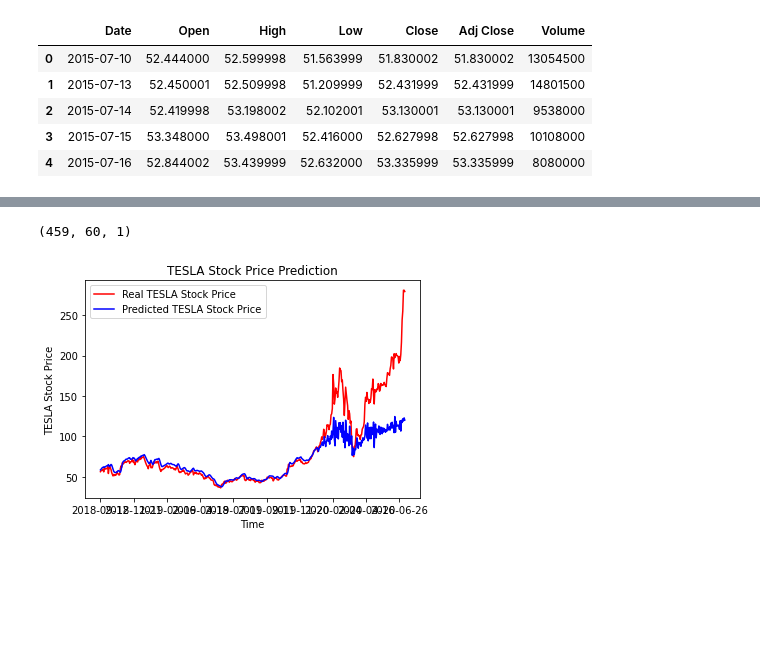
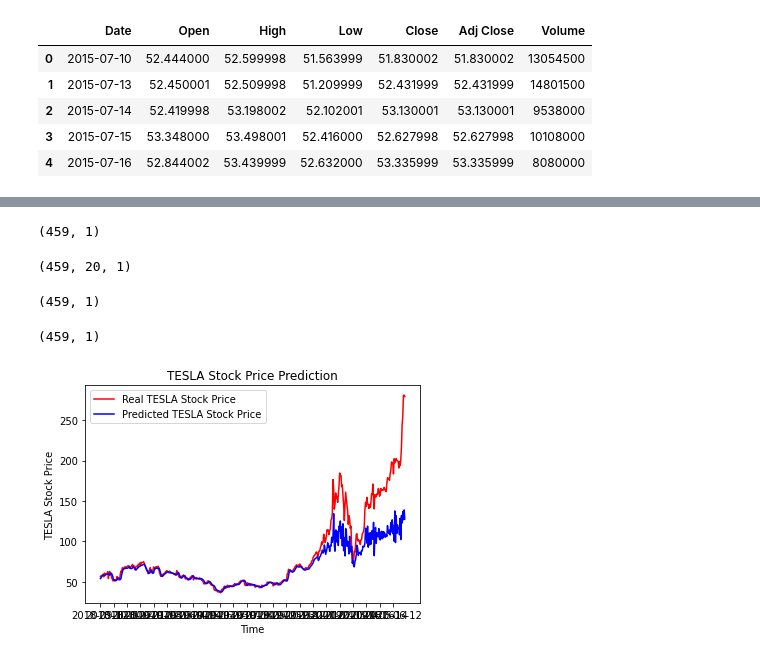
Before and after one commit to Nermen-Salama/nti-course, a Jupyter notebook: Keras_LSTM_stock_price.ipynb, the cells around one changed output, grey strips where cells are left out. Drawn from its saved outputs; the diff is of its cells as text; code cells hidden in the pictures; blank space fills up the shorter version.

```diff
--- a/Keras_LSTM_stock_price.ipynb
+++ b/Keras_LSTM_stock_price.ipynb
@@ -104,32 +108,46 @@ Epoch 100/100
+# %%
+# Getting the predicted stock price of 2017
+dataset_train = df2.iloc[:800, 1:2]
+dataset_test = df2.iloc[800:, 1:2]
+dataset_test.shape
+# %% [output]
+(459, 1)
 # %%
-# Getting the predicted stock price of 2017
-dataset_train = df2.iloc[:800, 1:2]
-dataset_test = df2.iloc[800:, 1:2]
 dataset_total = pd.concat((dataset_train, dataset_test), axis = 0)
-inputs = dataset_total[len(dataset_total) - len(dataset_test) - 60:].values
+inputs = dataset_total[len(dataset_total) - len(dataset_test) - 20:].values
 inputs = inputs.reshape(-1,1)
 inputs = sc.transform(inputs)
 X_test = []
-for i in range(60, 519):
-    X_test.append(inputs[i-60:i, 0])
+for i in range(20, 479):
+    X_test.append(inputs[i-20:i, 0])
 X_test = np.array(X_test)
 X_test = np.reshape(X_test, (X_test.shape[0], X_test.shape[1], 1))
 print(X_test.shape)
-# (459, 60, 1)
+# for len(dataset_total) - len(dataset_test) - 60: (459, 60, 1)
 # %% [output]
-(459, 60, 1)
+(459, 20, 1)
 # %%
 predicted_stock_price = model.predict(X_test)
 predicted_stock_price = sc.inverse_transform(predicted_stock_price)
+# %%
+predicted_stock_price.shape
+#(459, 1)
+# %% [output]
+(459, 1)
+# %%
+dataset_test.shape
+# %% [output]
+(459, 1)
 # %%
 # Visualising the results
 plt.plot(df2.loc[800:, 'Date'],dataset_test.values, color = 'red', label = 'Real TESLA Stock Price')
 plt.plot(df2.loc[800:, 'Date'],predicted_stock_price, color = 'blue', label = 'Predicted TESLA Stock Price')
-plt.xticks(np.arange(0,459,50))
+#plt.xticks(np.arange(0,459,50))
+plt.xticks(np.arange(0,459,20))
 plt.title('TESLA Stock Price Prediction')
 plt.xlabel('Time')
 plt.ylabel('TESLA Stock Price')
 plt.legend()
 plt.show()
 # %% [output]
-[figure, old version]
+[figure, new version]
```
Also changed, not shown: parts of 4 cells of this notebook.
